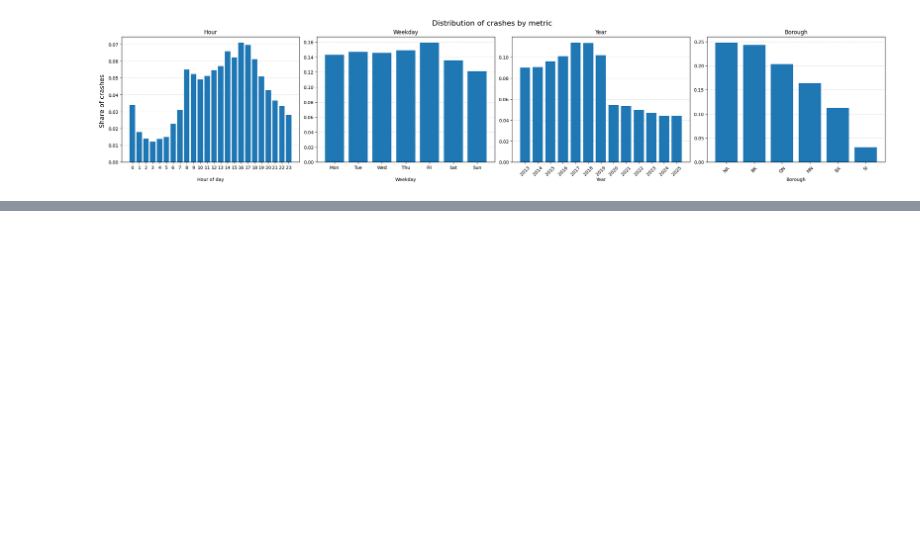
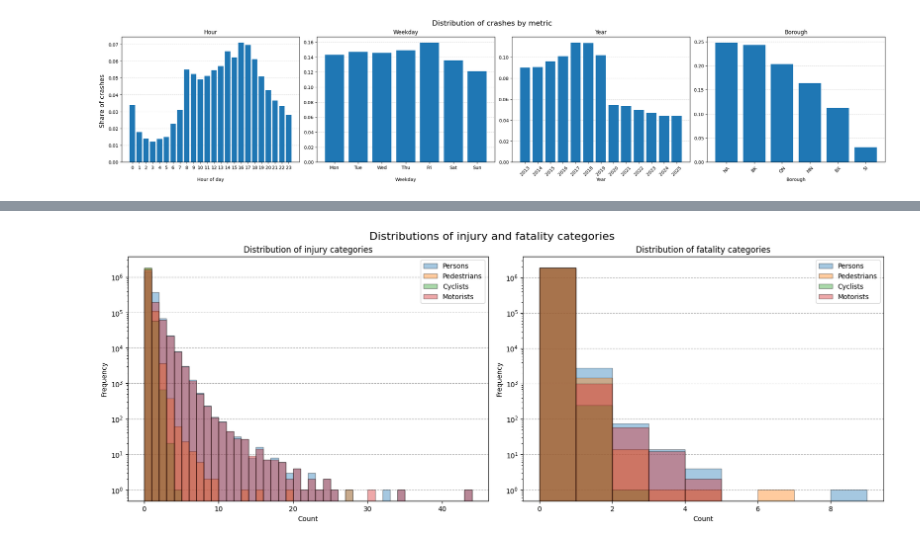
Before and after one commit to Melf-M/Final_project, a Jupyter notebook: cleanup.ipynb, the cells around one changed output, grey strips where cells are left out. Cells and saved outputs as stored; diff of their text form; code cells hidden in the pictures; blank space fills up the shorter version.

```diff
--- a/cleanup.ipynb
+++ b/cleanup.ipynb
@@ -236,0 +461,91 @@ plt.show()
+# %%
+import pandas as pd
+import matplotlib.pyplot as plt
+
+injured_cols = [
+    "NUMBER OF PERSONS INJURED",
+    "NUMBER OF PEDESTRIANS INJURED",
+    "NUMBER OF CYCLIST INJURED",
+    "NUMBER OF MOTORIST INJURED",
+]
+
+killed_cols = [
+    "NUMBER OF PERSONS KILLED",
+    "NUMBER OF PEDESTRIANS KILLED",
+    "NUMBER OF CYCLIST KILLED",
+    "NUMBER OF MOTORIST KILLED",
+]
+
+injury_labels = {
+    "NUMBER OF PERSONS INJURED": "Persons",
+    "NUMBER OF PEDESTRIANS INJURED": "Pedestrians",
+    "NUMBER OF CYCLIST INJURED": "Cyclists",
+    "NUMBER OF MOTORIST INJURED": "Motorists",
+}
+
+fatality_labels = {
+    "NUMBER OF PERSONS KILLED": "Persons",
+    "NUMBER OF PEDESTRIANS KILLED": "Pedestrians",
+    "NUMBER OF CYCLIST KILLED": "Cyclists",
+    "NUMBER OF MOTORIST KILLED": "Motorists",
+}
+
+# make sure numeric
+for col in injured_cols + killed_cols:
+    df_clean[col] = pd.to_numeric(df_clean[col], errors="coerce")
+
+fig, axes = plt.subplots(1, 2, figsize=(16, 6), constrained_layout=True)
+
+# ----- injuries -----
+inj_bins = range(
+    0,
+    int(df_clean[injured_cols].max().max()) + 2
+)
+
+for col in injured_cols:
+    vals = df_clean[col].dropna()
+    axes[0].hist(
+        vals,
+        bins=inj_bins,
+        alpha=0.4,
+        label=injury_labels[col],
+        edgecolor="black"
+    )
+
+axes[0].set_title("Distribution of injury categories")
+axes[0].set_xlabel("Count")
+axes[0].set_ylabel("Frequency")
+axes[0].set_yscale("log")
+axes[0].grid(True, axis="y", linestyle="--", alpha=1.0)
+axes[0].set_axisbelow(True)
+axes[0].legend()
+
+# ----- fatalities -----
+kill_bins = range(
+    0,
+    int(df_clean[killed_cols].max().max()) + 2
+)
+
+for col in killed_cols:
+    vals = df_clean[col].dropna()
+    axes[1].hist(
+        vals,
+        bins=kill_bins,
+        alpha=0.4,
+        label=fatality_labels[col],
+        edgecolor="black"
+    )
+
+axes[1].set_title("Distribution of fatality categories")
+axes[1].set_xlabel("Count")
+axes[1].set_ylabel("Frequency")
+axes[1].set_yscale("log")
+axes[1].grid(True, axis="y", linestyle="--", alpha=1.0)
+axes[1].set_axisbelow(True)
+axes[1].legend()
+
+fig.suptitle("Distributions of injury and fatality categories", fontsize=16)
+
+plt.show()
+# %% [output]
+[figure, added]
```
Also changed, not shown: parts of 21 cells of this notebook.
